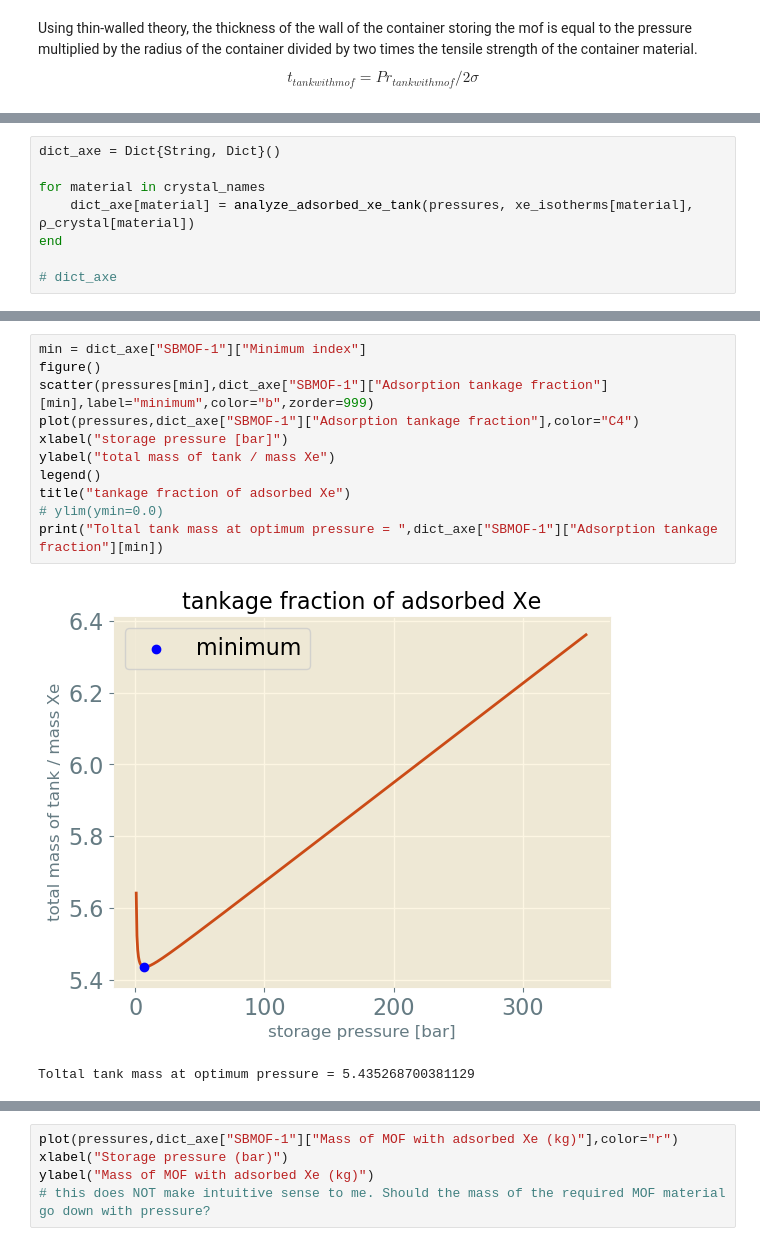
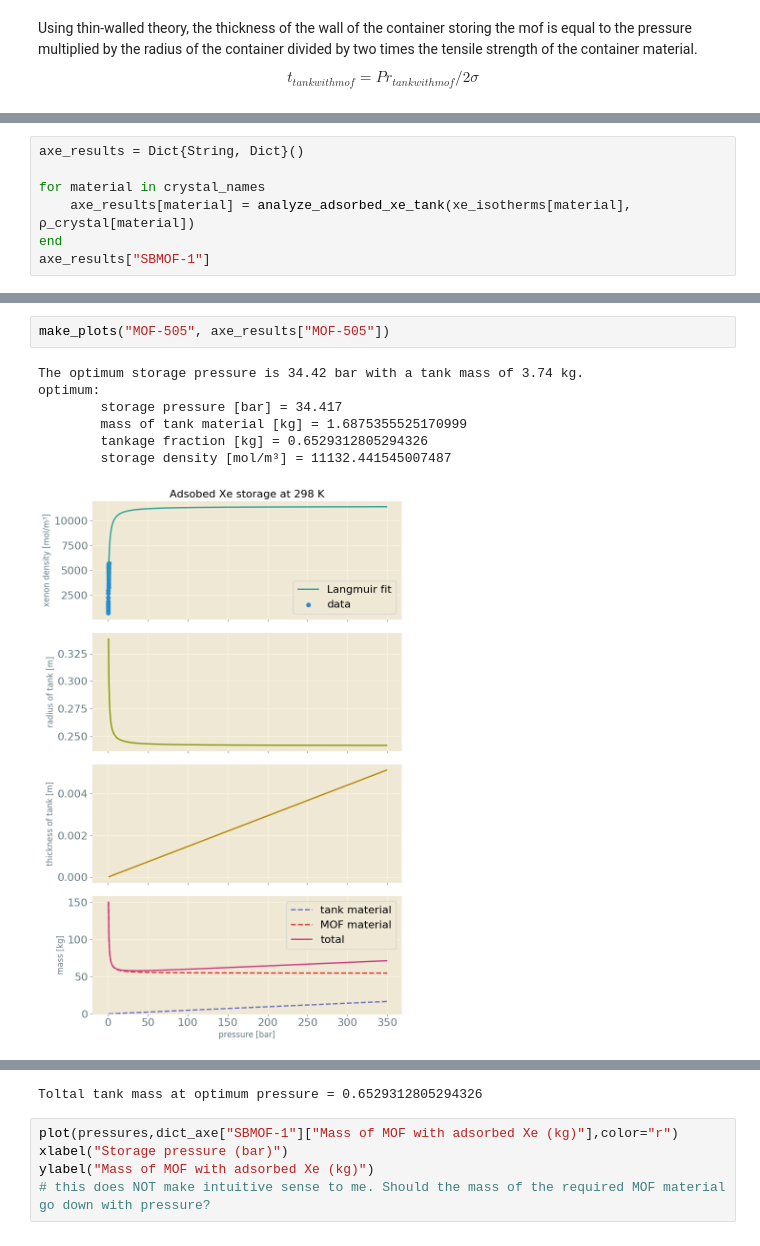
Before and after one commit to SimonEnsemble/PropellantStorage, a Jupyter notebook: Xe_Propellant_Storage.ipynb, the cells around one changed output, grey strips where cells are left out. Cells and saved outputs as stored; diff of their text form.

```diff
--- a/Xe_Propellant_Storage.ipynb
+++ b/Xe_Propellant_Storage.ipynb
@@ -508,8 +519,7 @@ analyze_adsorbed_xe_tank (generic function with 1 method)
 # %%
-dict_axe = Dict{String, Dict}()
+axe_results = Dict{String, Dict}()
 
 for material in crystal_names
-    dict_axe[material] = analyze_adsorbed_xe_tank(pressures, xe_isotherms[material], ρ_crystal[material])
+    axe_results[material] = analyze_adsorbed_xe_tank(xe_isotherms[material], ρ_crystal[material])
 end
-
-# dict_axe
+axe_results["SBMOF-1"]
@@ -567,14 +594,10 @@ optimum:
-# %%
-min = dict_axe["SBMOF-1"]["Minimum index"]
-figure()
-scatter(pressures[min],dict_axe["SBMOF-1"]["Adsorption tankage fraction"][min],label="minimum",color="b",zorder=999)
-plot(pressures,dict_axe["SBMOF-1"]["Adsorption tankage fraction"],color="C4")
-xlabel("storage pressure [bar]")
-ylabel("total mass of tank / mass Xe")
-legend()
-title("tankage fraction of adsorbed Xe")
-# ylim(ymin=0.0)
-print("Toltal tank mass at optimum pressure = ",dict_axe["SBMOF-1"]["Adsorption tankage fraction"][min])
-# %% [output]
-[figure, removed]
-Toltal tank mass at optimum pressure = 5.435268700381129
+# %%
+make_plots("MOF-505", axe_results["MOF-505"])
+# %% [output]
+The optimum storage pressure is 34.42 bar with a tank mass of 3.74 kg.
+optimum:
+        storage pressure [bar] = 34.417
+        mass of tank material [kg] = 1.6875355525170999
+        tankage fraction [kg] = 0.6529312805294326
+        storage density [mol/m³] = 11132.441545007487
+[figure, added]
@@ -581,3 +605,4 @@ Toltal tank mass at optimum pressure = 5.435268700381129
+Toltal tank mass at optimum pressure = 0.6529312805294326
 # %%
 plot(pressures,dict_axe["SBMOF-1"]["Mass of MOF with adsorbed Xe (kg)"],color="r")
 xlabel("Storage pressure (bar)")
```
Also changed, not shown: parts of 16 cells of this notebook.
